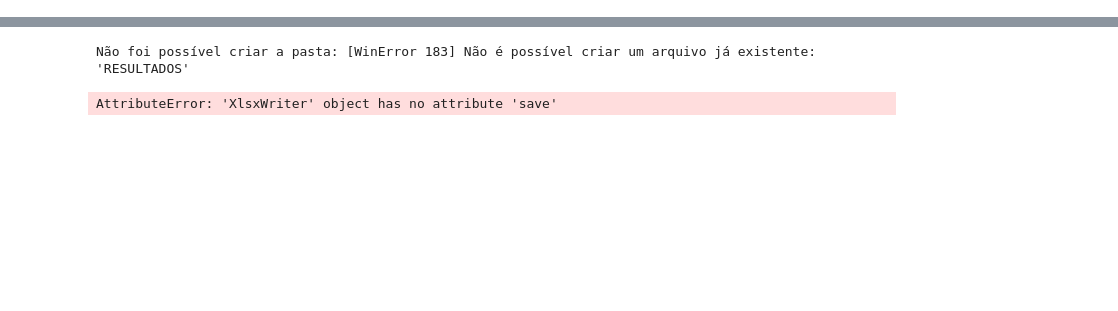
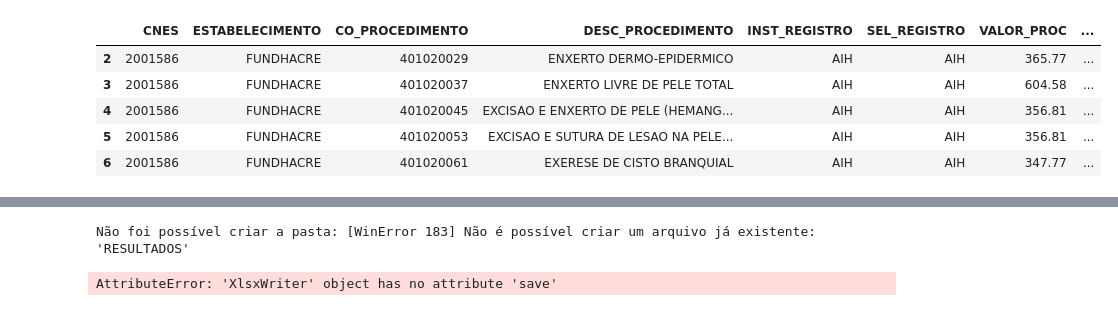
Before and after one commit to otavioaugust1/BOT_PORTARIA-90_V2, a Jupyter notebook: validador.ipynb, the cells around one changed output, grey strips where cells are left out. Saved outputs shown, nothing was run; the diff lists cells and outputs as text; code cells hidden in the pictures; blank space fills up the shorter version.

```diff
--- a/validador.ipynb
+++ b/validador.ipynb
@@ -61,3 +73,22 @@ df_planilha_aba1.drop(1, inplace=True) # Remove a segunda linha do arquivo
+# %%
+# % acima do combidando
+def mensagem(quant_zero):
+    if quant_zero ['PERC_CONTRATADO'] < 4 and quant_zero['PERC_CONTRATADO'] > 0 :
+        return 'ERRO_QUANT'
+    else:
+        return '-'
+
+df_planilha_aba1['PERC_CONTRATADO_O'] = df_planilha_aba1.apply(mensagem, axis=1)
+
+# Exibindo as primeiras linhas do dataframe com a nova coluna
+df_planilha_aba1.head()
+# %% [output]
+|  | CNES | ESTABELECIMENTO | CO_PROCEDIMENTO | DESC_PROCEDIMENTO | INST_REGISTRO | SEL_REGISTRO | VALOR_PROC | ... |
+| 2 | 2001586 | FUNDHACRE | 401020029 | ENXERTO DERMO-EPIDERMICO | AIH | AIH | 365.77 | ... |
+| 3 | 2001586 | FUNDHACRE | 401020037 | ENXERTO LIVRE DE PELE TOTAL | AIH | AIH | 604.58 | ... |
+| 4 | 2001586 | FUNDHACRE | 401020045 | EXCISAO E ENXERTO DE PELE (HEMANG... | AIH | AIH | 356.81 | ... |
+| 5 | 2001586 | FUNDHACRE | 401020053 | EXCISAO E SUTURA DE LESAO NA PELE... | AIH | AIH | 356.81 | ... |
+| 6 | 2001586 | FUNDHACRE | 401020061 | EXERESE DE CISTO BRANQUIAL | AIH | AIH | 347.77 | ... |
 # %%
 quant_fila = df_planilha_aba1['QUANT_EXEC'].sum() # Soma o valor total da coluna 'QUANT_FILA'
 quant_fila = '{0:,}'.format(quant_fila).replace(',','.') #Aqui coloca os pontos
```
Also changed, not shown: parts of 8 cells of this notebook, 2 other files.
